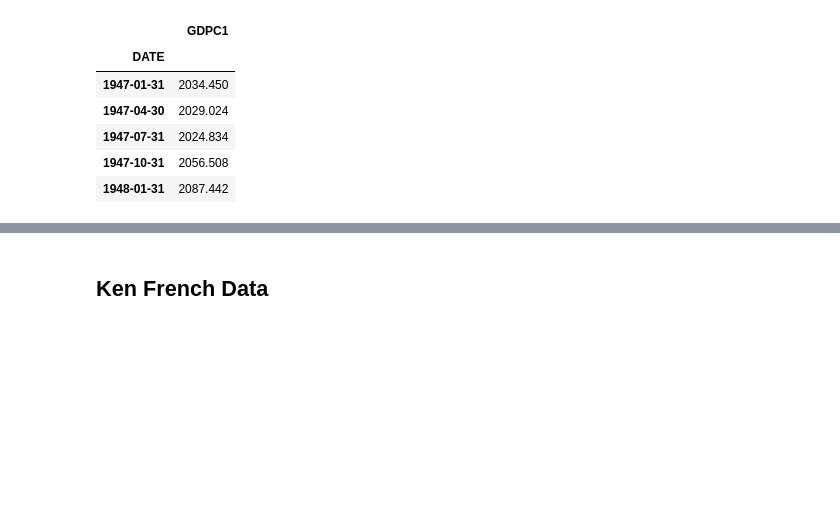
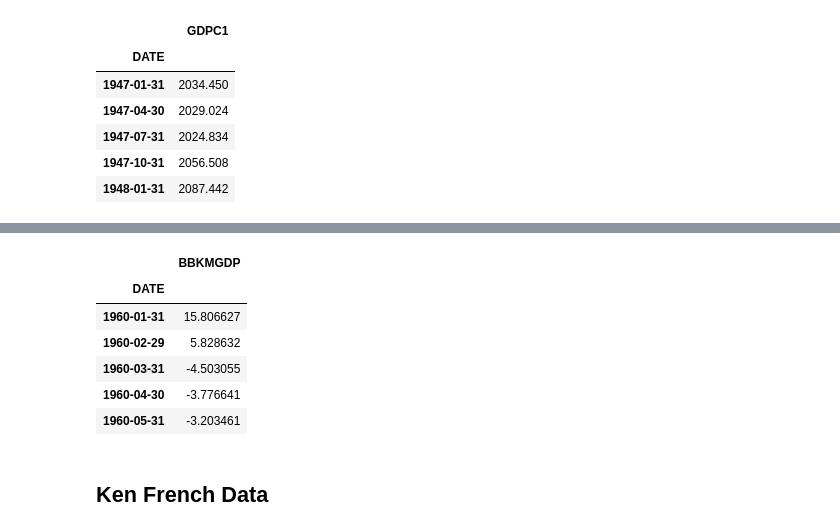
Before and after one commit to santoromano/Macro-Cross-Sectional-Analysis, a Jupyter notebook: data_prep.ipynb, the cells around one changed output, grey strips where cells are left out. Cells and saved outputs as stored; diff of their text form; code cells hidden in the pictures; blank space fills up the shorter version.

```diff
--- a/data_prep.ipynb
+++ b/data_prep.ipynb
@@ -63,3 +68,15 @@ gdp_data.head()
+# %%
+gdp_data = pdr.DataReader(['BBKMGDP'],'fred', start='1947-01-01')
+gdp_data.index = gdp_data.index + MonthEnd(0)
+gdp_data.head()
+# %% [output]
+|  | BBKMGDP |
+| DATE |  |
+| 1960-01-31 | 15.806627 |
+| 1960-02-29 | 5.828632 |
+| 1960-03-31 | -4.503055 |
+| 1960-04-30 | -3.776641 |
+| 1960-05-31 | -3.203461 |
 # %% [markdown]
 ## Ken French Data
 # %%
```
Also changed, not shown: parts of 10 cells of this notebook.
